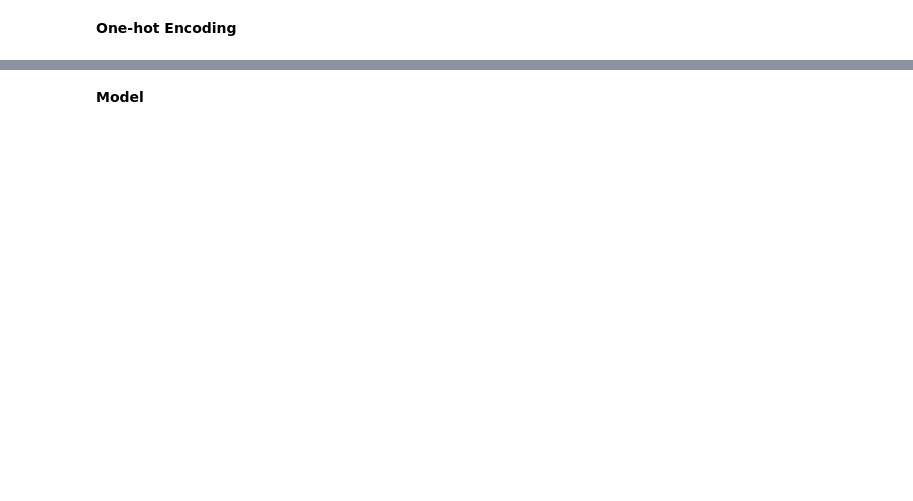
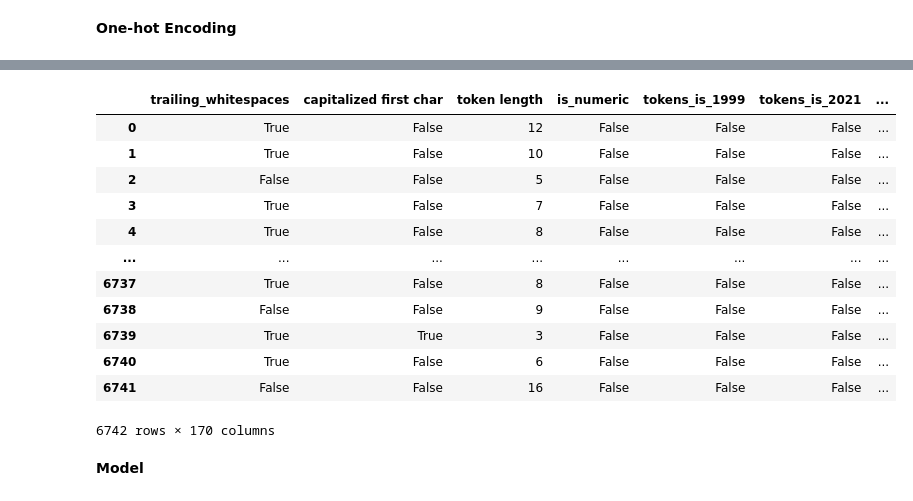
Before and after one commit to vik01/PII-data-detection, a Jupyter notebook: baseline-model.ipynb, the cells around one changed output, grey strips where cells are left out. Saved outputs shown, nothing was run; the diff lists cells and outputs as text; code cells hidden in the pictures; blank space fills up the shorter version.

```diff
--- a/baseline-model.ipynb
+++ b/baseline-model.ipynb
@@ -100,3 +177,19 @@ y_test = []
+# %%
+x_test
+# %% [output]
+|  | trailing_whitespaces | capitalized first char | token length | is_numeric | tokens_is_1999 | tokens_is_2021 | ... |
+| 0 | True | False | 12 | False | False | False | ... |
+| 1 | True | False | 10 | False | False | False | ... |
+| 2 | False | False | 5 | False | False | False | ... |
+| 3 | True | False | 7 | False | False | False | ... |
+| 4 | True | False | 8 | False | False | False | ... |
+| ... | ... | ... | ... | ... | ... | ... | ... |
+| 6737 | True | False | 8 | False | False | False | ... |
+| 6738 | False | False | 9 | False | False | False | ... |
+| 6739 | True | True | 3 | False | False | False | ... |
+| 6740 | True | False | 6 | False | False | False | ... |
+| 6741 | False | False | 16 | False | False | False | ... |
+6742 rows × 170 columns
 # %% [markdown]
 **Model**
 # %%
```
Also changed, not shown: parts of 19 cells of this notebook, 1 other file.
